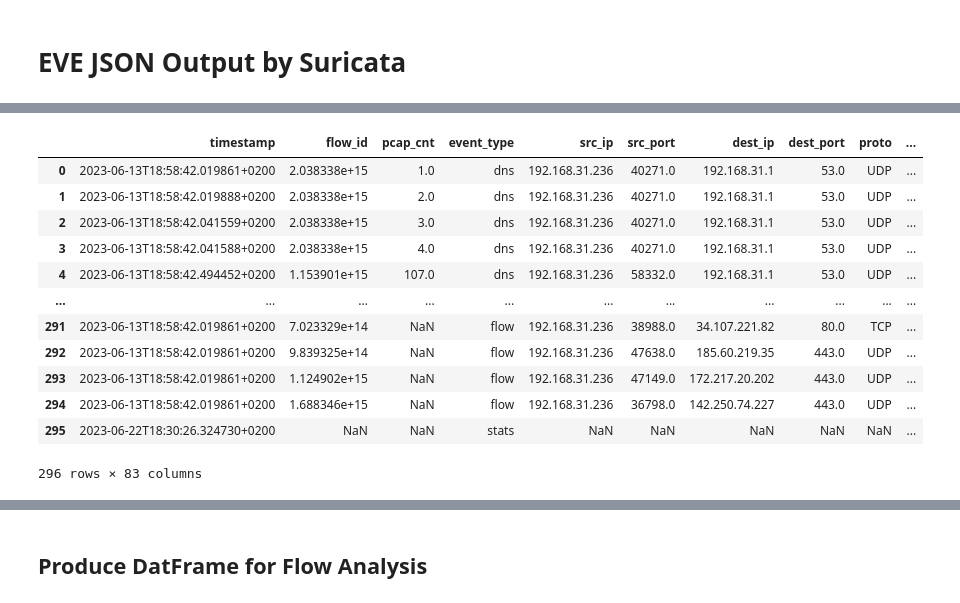
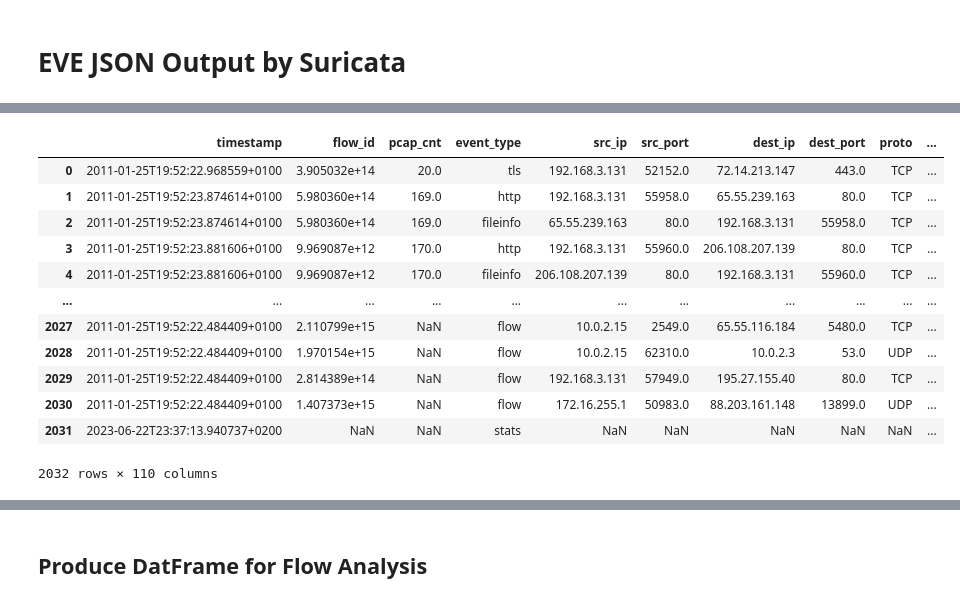
Before and after one commit to BenjaminDeporte/Cyber, a Jupyter notebook: code/SandBox.ipynb, the cells around one changed output, grey strips where cells are left out. Cells and saved outputs as stored; diff of their text form; code cells hidden in the pictures.

```diff
--- a/code/SandBox.ipynb
+++ b/code/SandBox.ipynb
@@ -201,20 +220,20 @@ with open (SURICATA_EVE_LOG) as packets:
         [json.loads(packet) for packet in packets],
         max_level=1
     )
-# %%
-df
-# %% [output]
-|  | timestamp | flow_id | pcap_cnt | event_type | src_ip | src_port | dest_ip | dest_port | proto | ... |
-| 0 | 2023-06-13T18:58:42.019861+0200 | 2.038338e+15 | 1.0 | dns | 192.168.31.236 | 40271.0 | 192.168.31.1 | 53.0 | UDP | ... |
-| 1 | 2023-06-13T18:58:42.019888+0200 | 2.038338e+15 | 2.0 | dns | 192.168.31.236 | 40271.0 | 192.168.31.1 | 53.0 | UDP | ... |
-| 2 | 2023-06-13T18:58:42.041559+0200 | 2.038338e+15 | 3.0 | dns | 192.168.31.236 | 40271.0 | 192.168.31.1 | 53.0 | UDP | ... |
-| 3 | 2023-06-13T18:58:42.041588+0200 | 2.038338e+15 | 4.0 | dns | 192.168.31.236 | 40271.0 | 192.168.31.1 | 53.0 | UDP | ... |
-| 4 | 2023-06-13T18:58:42.494452+0200 | 1.153901e+15 | 107.0 | dns | 192.168.31.236 | 58332.0 | 192.168.31.1 | 53.0 | UDP | ... |
-| ... | ... | ... | ... | ... | ... | ... | ... | ... | ... | ... |
-| 291 | 2023-06-13T18:58:42.019861+0200 | 7.023329e+14 | NaN | flow | 192.168.31.236 | 38988.0 | 34.107.221.82 | 80.0 | TCP | ... |
-| 292 | 2023-06-13T18:58:42.019861+0200 | 9.839325e+14 | NaN | flow | 192.168.31.236 | 47638.0 | 185.60.219.35 | 443.0 | UDP | ... |
-| 293 | 2023-06-13T18:58:42.019861+0200 | 1.124902e+15 | NaN | flow | 192.168.31.236 | 47149.0 | 172.217.20.202 | 443.0 | UDP | ... |
-| 294 | 2023-06-13T18:58:42.019861+0200 | 1.688346e+15 | NaN | flow | 192.168.31.236 | 36798.0 | 142.250.74.227 | 443.0 | UDP | ... |
-| 295 | 2023-06-22T18:30:26.324730+0200 | NaN | NaN | stats | NaN | NaN | NaN | NaN | NaN | ... |
-296 rows × 83 columns
+# %%
+df_log
+# %% [output]
+|  | timestamp | flow_id | pcap_cnt | event_type | src_ip | src_port | dest_ip | dest_port | proto | ... |
+| 0 | 2011-01-25T19:52:22.968559+0100 | 3.905032e+14 | 20.0 | tls | 192.168.3.131 | 52152.0 | 72.14.213.147 | 443.0 | TCP | ... |
+| 1 | 2011-01-25T19:52:23.874614+0100 | 5.980360e+14 | 169.0 | http | 192.168.3.131 | 55958.0 | 65.55.239.163 | 80.0 | TCP | ... |
+| 2 | 2011-01-25T19:52:23.874614+0100 | 5.980360e+14 | 169.0 | fileinfo | 65.55.239.163 | 80.0 | 192.168.3.131 | 55958.0 | TCP | ... |
+| 3 | 2011-01-25T19:52:23.881606+0100 | 9.969087e+12 | 170.0 | http | 192.168.3.131 | 55960.0 | 206.108.207.139 | 80.0 | TCP | ... |
+| 4 | 2011-01-25T19:52:23.881606+0100 | 9.969087e+12 | 170.0 | fileinfo | 206.108.207.139 | 80.0 | 192.168.3.131 | 55960.0 | TCP | ... |
+| ... | ... | ... | ... | ... | ... | ... | ... | ... | ... | ... |
+| 2027 | 2011-01-25T19:52:22.484409+0100 | 2.110799e+15 | NaN | flow | 10.0.2.15 | 2549.0 | 65.55.116.184 | 5480.0 | TCP | ... |
+| 2028 | 2011-01-25T19:52:22.484409+0100 | 1.970154e+15 | NaN | flow | 10.0.2.15 | 62310.0 | 10.0.2.3 | 53.0 | UDP | ... |
+| 2029 | 2011-01-25T19:52:22.484409+0100 | 2.814389e+14 | NaN | flow | 192.168.3.131 | 57949.0 | 195.27.155.40 | 80.0 | TCP | ... |
+| 2030 | 2011-01-25T19:52:22.484409+0100 | 1.407373e+15 | NaN | flow | 172.16.255.1 | 50983.0 | 88.203.161.148 | 13899.0 | UDP | ... |
+| 2031 | 2023-06-22T23:37:13.940737+0200 | NaN | NaN | stats | NaN | NaN | NaN | NaN | NaN | ... |
+2032 rows × 110 columns
 # %%
```
Also changed, not shown: parts of 13 cells of this notebook, 1 other file.
